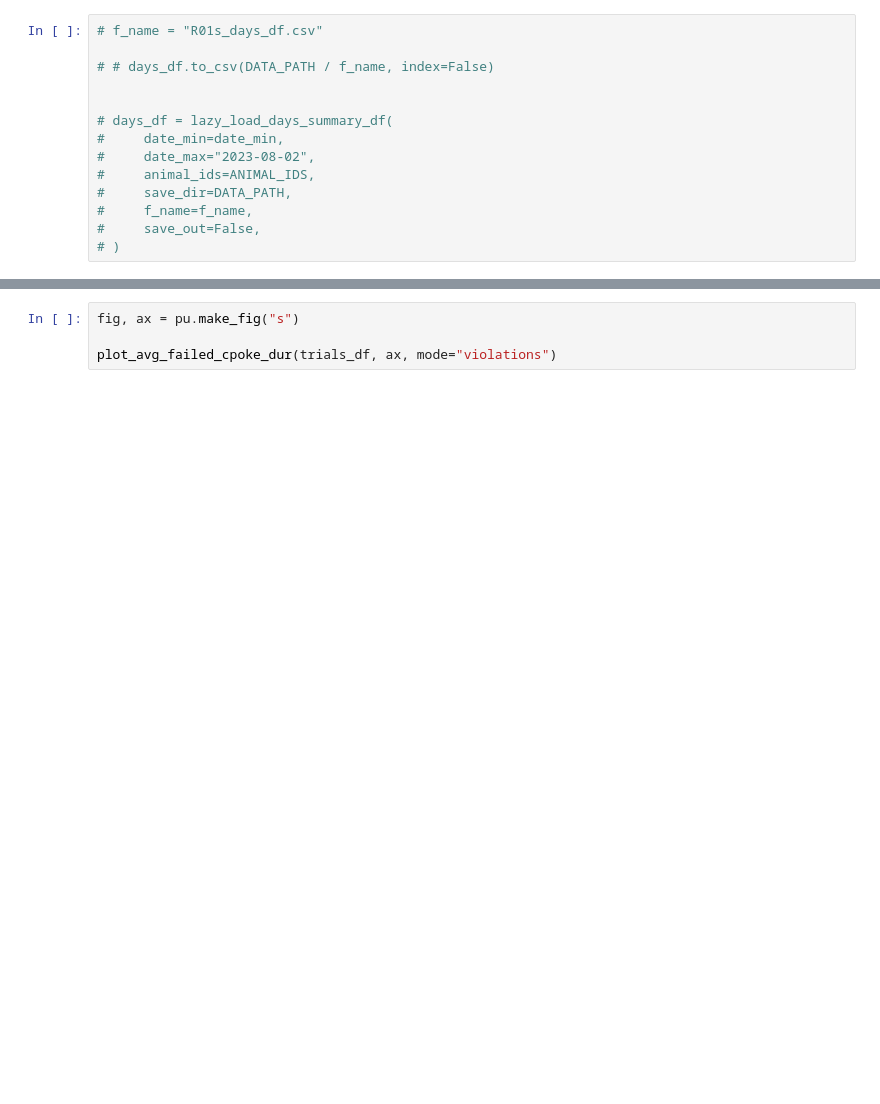
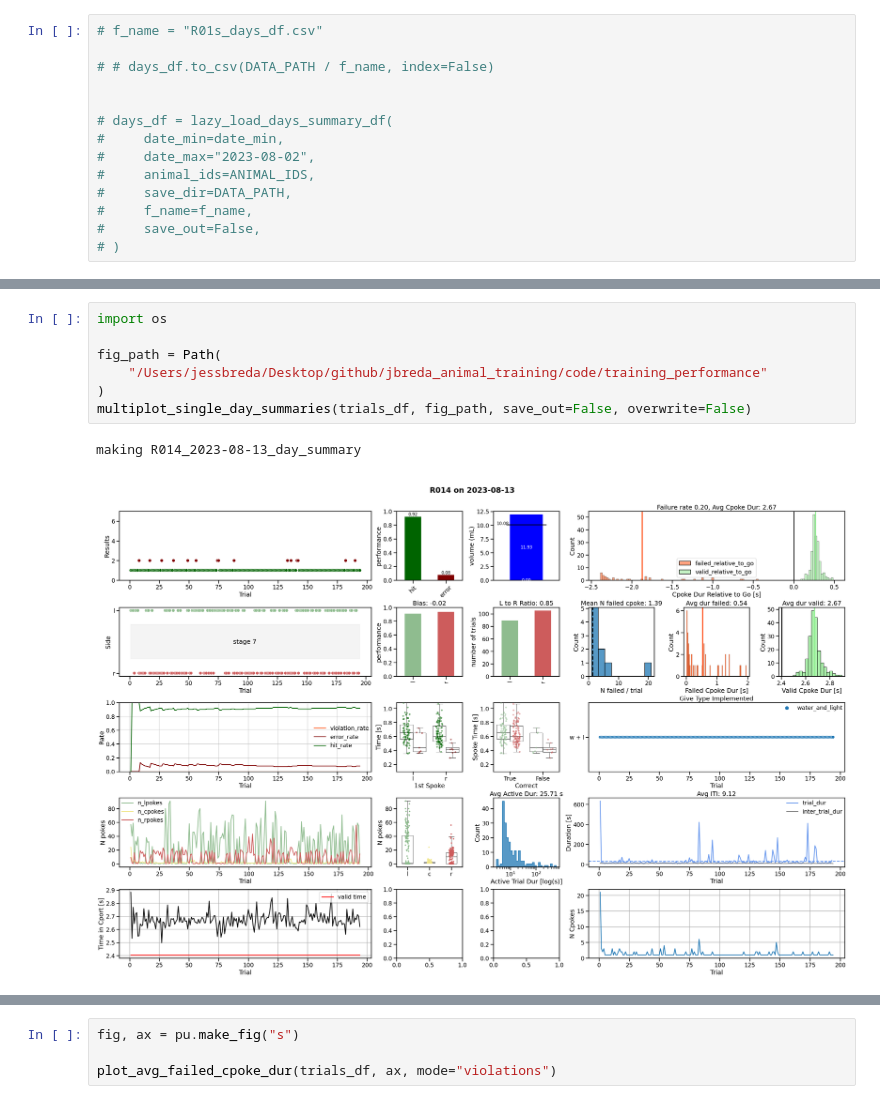
Before and after one commit to Brody-Lab/jbreda_animal_training, a Jupyter notebook: code/training_performance/plot_dev.ipynb, the cells around one changed output, grey strips where cells are left out. Saved outputs shown, nothing was run; the diff lists cells and outputs as text; blank space fills up the shorter version.

```diff
--- a/code/training_performance/plot_dev.ipynb
+++ b/code/training_performance/plot_dev.ipynb
@@ -70,2 +74,12 @@ fetched 1 sessions for R015 between 2023-08-04 and 2023-08-04
+# %%
+import os
+
+fig_path = Path(
+    "/Users/jessbreda/Desktop/github/jbreda_animal_training/code/training_performance"
+)
+multiplot_single_day_summaries(trials_df, fig_path, save_out=False, overwrite=False)
+# %% [output]
+making R014_2023-08-13_day_summary
+[figure, added]
 # %%
 fig, ax = pu.make_fig()
```
Also changed, not shown: parts of 4 cells of this notebook, 1 other file.
